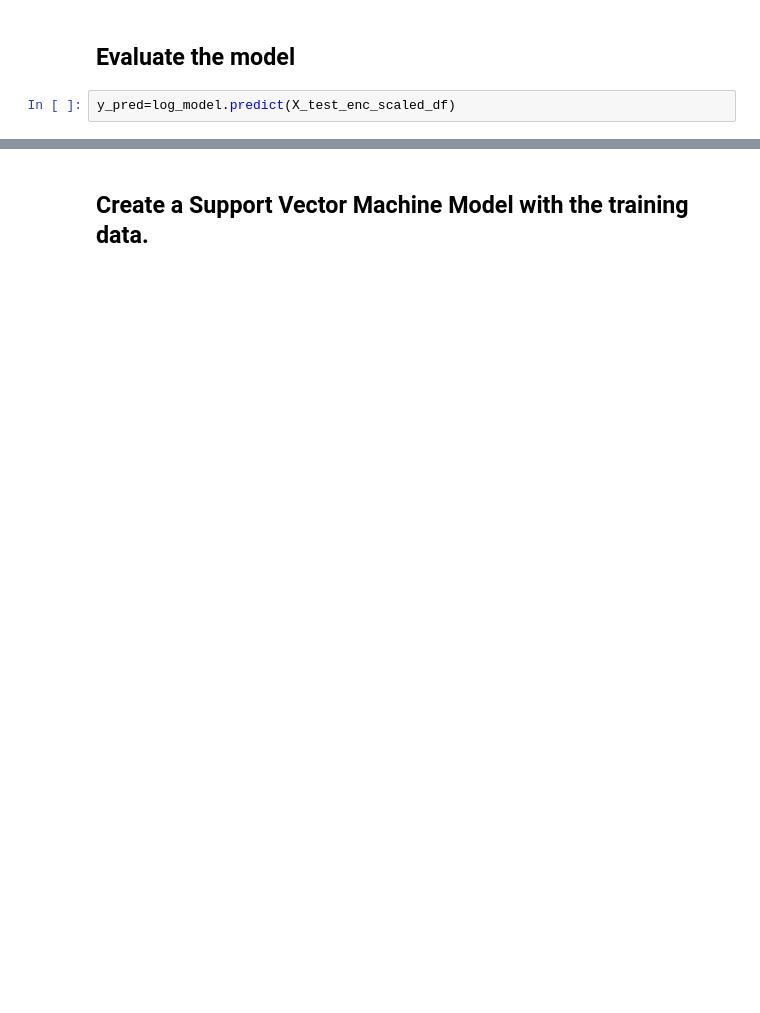
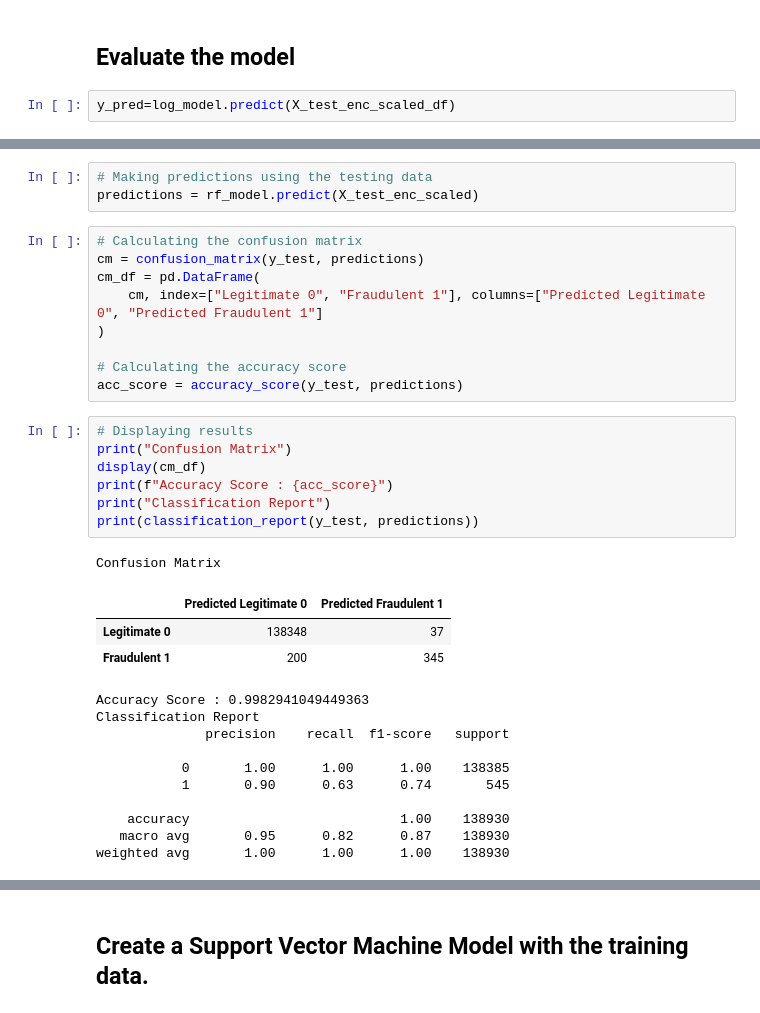
Before and after one commit to john-a-ellis/Credit_Card_Fraud, a Jupyter notebook: Fraud_ETL.ipynb, the cells around one changed output, grey strips where cells are left out. Saved outputs shown, nothing was run; the diff lists cells and outputs as text; blank space fills up the shorter version.

```diff
--- a/Fraud_ETL.ipynb
+++ b/Fraud_ETL.ipynb
@@ -506,0 +544,34 @@ print(classification_report(y_test, y_pred))
+# %%
+# Making predictions using the testing data
+predictions = rf_model.predict(X_test_enc_scaled)
+# %%
+# Calculating the confusion matrix
+cm = confusion_matrix(y_test, predictions)
+cm_df = pd.DataFrame(
+    cm, index=["Legitimate 0", "Fraudulent 1"], columns=["Predicted Legitimate 0", "Predicted Fraudulent 1"]
+)
+
+# Calculating the accuracy score
+acc_score = accuracy_score(y_test, predictions)
+# %%
+# Displaying results
+print("Confusion Matrix")
+display(cm_df)
+print(f"Accuracy Score : {acc_score}")
+print("Classification Report")
+print(classification_report(y_test, predictions))
+# %% [output]
+Confusion Matrix
+|  | Predicted Legitimate 0 | Predicted Fraudulent 1 |
+| Legitimate 0 | 138348 | 37 |
+| Fraudulent 1 | 200 | 345 |
+Accuracy Score : 0.9982941049449363
+Classification Report
+              precision    recall  f1-score   support
+
+           0       1.00      1.00      1.00    138385
+           1       0.90      0.63      0.74       545
+
+    accuracy                           1.00    138930
+   macro avg       0.95      0.82      0.87    138930
+weighted avg       1.00      1.00      1.00    138930
```
Also changed, not shown: parts of 20 cells of this notebook.
